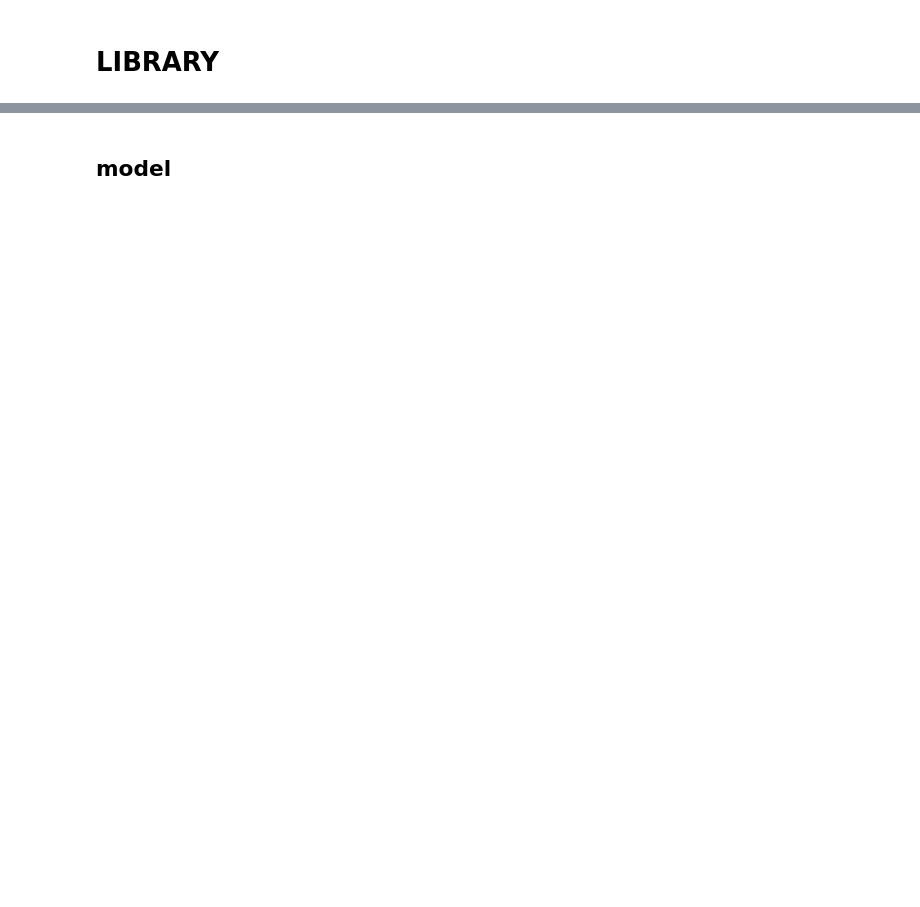
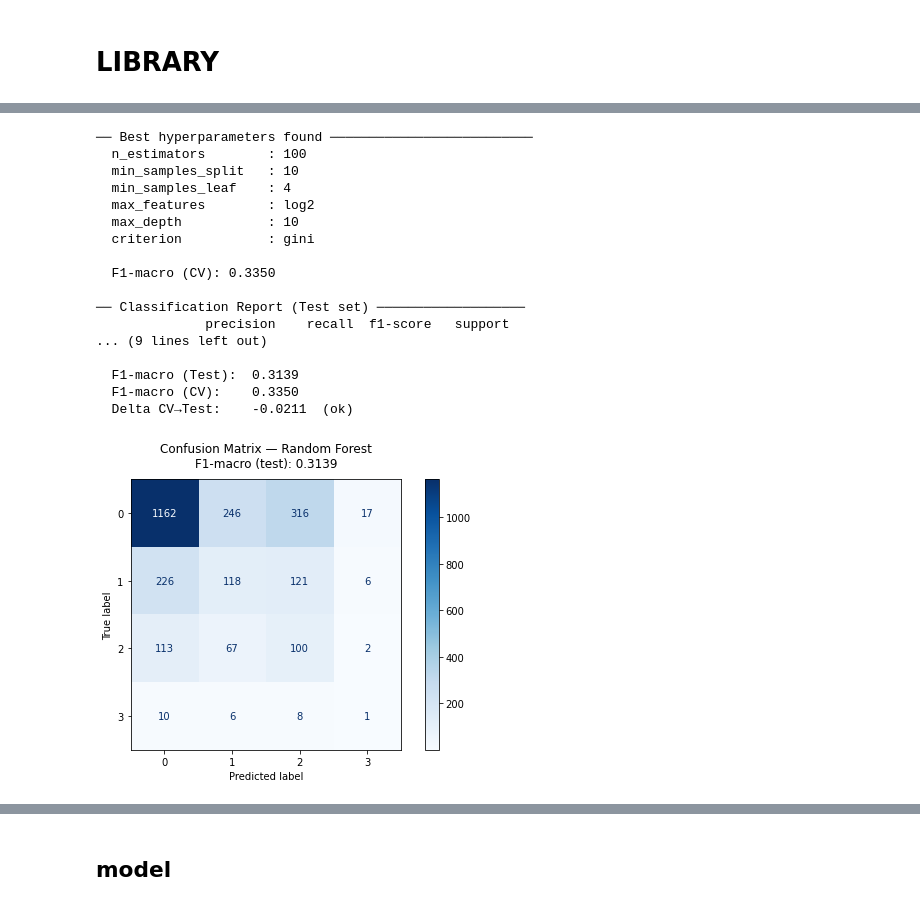
Before and after one commit to alicecalderini/DATAMINING_2-Project, a Jupyter notebook: 7. ADVANCED CLASSIFICATION/7. Ensemble.ipynb, the cells around one changed output, grey strips where cells are left out. Saved outputs shown, nothing was run; the diff lists cells and outputs as text; code cells hidden in the pictures; blank space fills up the shorter version.

```diff
--- a/7. ADVANCED CLASSIFICATION/7. Ensemble.ipynb
+++ b/7. ADVANCED CLASSIFICATION/7. Ensemble.ipynb
@@ -32,6 +38,8 @@ df=pd.read_csv(file_path)
 column2drop = ['id']
 df.drop(column2drop, axis=1, inplace=True)
 attributes = [col for col in df.columns if col != 'sii']
+
+X = df[attributes].values
 X = df[attributes].values
 y = np.array(df['sii'])
 
@@ -53,0 +124,15 @@ X_test = scaler.transform(X_test)
+# %%
+# ── Parametri globali ────────────────────────────────────────────────────────
+random_state = 42
+n_splits     = 5
+n_iter       = 50
+
+# ── Spazio di ricerca ────────────────────────────────────────────────────────
+param_dist = {
+    'n_estimators':      [100, 200, 300, 500],
+    'max_depth':         [5, 7, 10, 15],
+    'min_samples_split': [2, 5, 10],
+    'min_samples_leaf':  [1, 2, 4],
+    'max_features':      ['log2', 'sqrt'],
+    'criterion':         ['gini', 'entropy'],
+}
@@ -53,0 +183,61 @@ X_test = scaler.transform(X_test)
+# %%
+# ── Risultati della ricerca ──────────────────────────────────────────────────
+print("\n── Best hyperparameters found ──────────────────────────")
+for param, value in random_search.best_params_.items():
+    print(f"  {param:<20}: {value}")
+print(f"\n  F1-macro (CV): {random_search.best_score_:.4f}")
+
+# ── Modello migliore ─────────────────────────────────────────────────────────
+best_model = random_search.best_estimator_
+
+
+
+# ── Previsioni sul test set ──────────────────────────────────────────────────
+y_pred      = best_model.predict(X_test)
+y_pred_prob = best_model.predict_proba(X_test)
+
+# ── Metriche ─────────────────────────────────────────────────────────────────
+print("\n── Classification Report (Test set) ───────────────────")
+print(classification_report(y_test, y_pred))
+
+f1_test  = f1_score(y_test, y_pred, average='macro')
+f1_cv    = random_search.best_score_
+delta    = f1_test - f1_cv
+
+print(f"  F1-macro (Test):  {f1_test:.4f}")
+print(f"  F1-macro (CV):    {f1_cv:.4f}")
+print(f"  Delta CV→Test:    {delta:+.4f}  "
+      f"{'(ok)' if abs(delta) < 0.05 else '(attenzione: possibile overfitting)'}")
+
+# ── Confusion Matrix ─────────────────────────────────────────────────────────
+cm = confusion_matrix(y_test, y_pred)
+
+fig, ax = plt.subplots(figsize=(7, 5))
+ConfusionMatrixDisplay(confusion_matrix=cm).plot(
+    ax=ax, colorbar=True, cmap='Blues'
+)
+ax.set_title(
+    f"Confusion Matrix — Random Forest\nF1-macro (test): {f1_test:.4f}",
+    fontsize=12, pad=12,
+)
+plt.tight_layout()
+plt.show()
+# %% [output]
+── Best hyperparameters found ──────────────────────────
+  n_estimators        : 100
+  min_samples_split   : 10
+  min_samples_leaf    : 4
+  max_features        : log2
+  max_depth           : 10
+  criterion           : gini
+
+  F1-macro (CV): 0.3350
+
+── Classification Report (Test set) ───────────────────
+              precision    recall  f1-score   support
+... (9 lines left out)
+
+  F1-macro (Test):  0.3139
+  F1-macro (CV):    0.3350
+  Delta CV→Test:    -0.0211  (ok)
+[figure, added]
```
Also changed, not shown: parts of 40 cells of this notebook, 5 other files.
